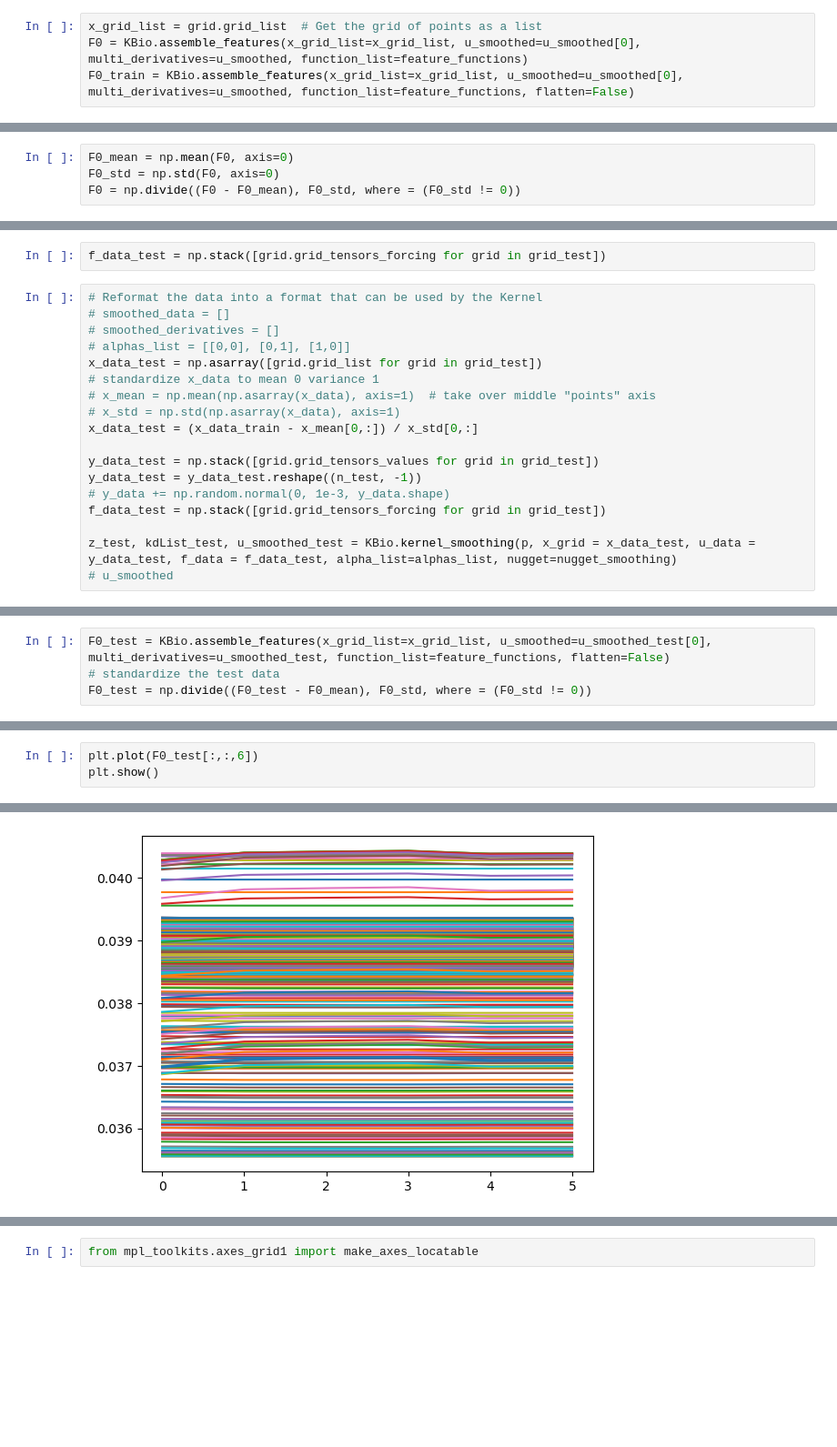
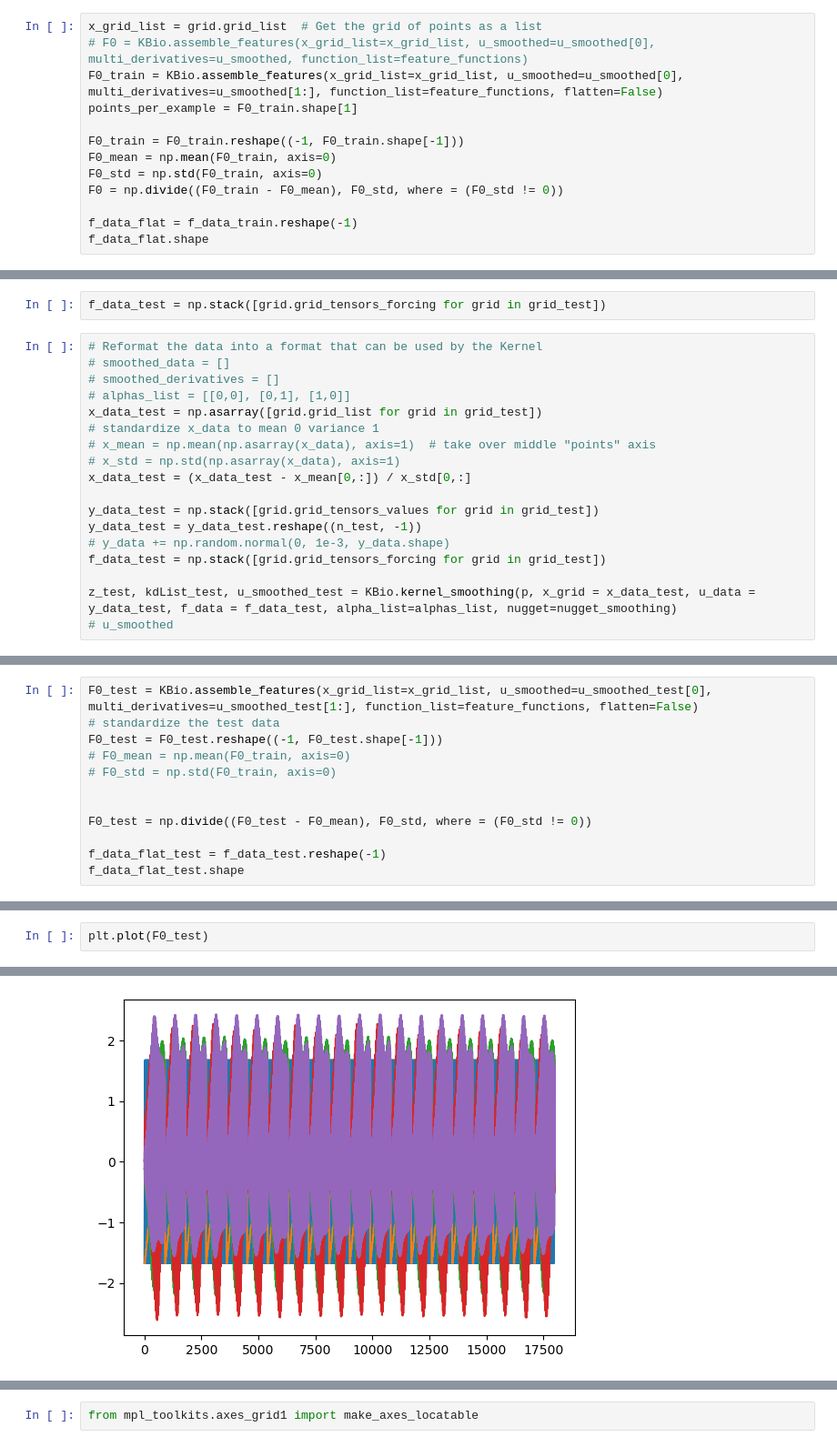
Before and after one commit to MKupperman/KernelPDEforBioProject, a Jupyter notebook: Notebooks/Demo_day2.ipynb, the cells around one changed output, grey strips where cells are left out. Shown at 91% size. Drawn from its saved outputs; the diff is of its cells as text; blank space fills up the shorter version.

Commit message:
Working PDE example

```diff
--- a/Notebooks/Demo_day2.ipynb
+++ b/Notebooks/Demo_day2.ipynb
@@ -311,5 +310,14 @@ def quadratic(index, x, u, u_deriv_list):
 # feature_functions.append(partial(quadratic, 2))
 # %%
 x_grid_list = grid.grid_list  # Get the grid of points as a list
-F0 = KBio.assemble_features(x_grid_list=x_grid_list, u_smoothed=u_smoothed[0], multi_derivatives=u_smoothed, function_list=feature_functions)
-F0_train = KBio.assemble_features(x_grid_list=x_grid_list, u_smoothed=u_smoothed[0], multi_derivatives=u_smoothed, function_list=feature_functions, flatten=False)
+# F0 = KBio.assemble_features(x_grid_list=x_grid_list, u_smoothed=u_smoothed[0], multi_derivatives=u_smoothed, function_list=feature_functions)
+F0_train = KBio.assemble_features(x_grid_list=x_grid_list, u_smoothed=u_smoothed[0], multi_derivatives=u_smoothed[1:], function_list=feature_functions, flatten=False)
+points_per_example = F0_train.shape[1]
+
+F0_train = F0_train.reshape((-1, F0_train.shape[-1]))
+F0_mean = np.mean(F0_train, axis=0)
+F0_std = np.std(F0_train, axis=0)
+F0 = np.divide((F0_train - F0_mean), F0_std, where = (F0_std != 0))
+
+f_data_flat = f_data_train.reshape(-1)
+f_data_flat.shape
@@ -322,4 +325,0 @@ f_data_flat = f_data_train.reshape(-1, 1)
-# %%
-F0_mean = np.mean(F0, axis=0)
-F0_std = np.std(F0, axis=0)
-F0 = np.divide((F0 - F0_mean), F0_std, where = (F0_std != 0))
@@ -369,7 +479,7 @@ x_data_test = np.asarray([grid.grid_list for grid in grid_test])
 # standardize x_data to mean 0 variance 1
 # x_mean = np.mean(np.asarray(x_data), axis=1)  # take over middle "points" axis
 # x_std = np.std(np.asarray(x_data), axis=1)
-x_data_test = (x_data_train - x_mean[0,:]) / x_std[0,:]
+x_data_test = (x_data_test - x_mean[0,:]) / x_std[0,:]
 
 y_data_test = np.stack([grid.grid_tensors_values for grid in grid_test])
 y_data_test = y_data_test.reshape((n_test, -1))
@@ -387,4 +493,12 @@ y_data_test.shape
 # %%
-F0_test = KBio.assemble_features(x_grid_list=x_grid_list, u_smoothed=u_smoothed_test[0], multi_derivatives=u_smoothed_test, function_list=feature_functions, flatten=False)
+F0_test = KBio.assemble_features(x_grid_list=x_grid_list, u_smoothed=u_smoothed_test[0], multi_derivatives=u_smoothed_test[1:], function_list=feature_functions, flatten=False)
 # standardize the test data
+F0_test = F0_test.reshape((-1, F0_test.shape[-1]))
+# F0_mean = np.mean(F0_train, axis=0)
+# F0_std = np.std(F0_train, axis=0)
+
+
 F0_test = np.divide((F0_test - F0_mean), F0_std, where = (F0_std != 0))
+
+f_data_flat_test = f_data_test.reshape(-1)
+f_data_flat_test.shape
@@ -397,4 +507,3 @@ res.shape
 # %%
-plt.plot(F0_test[:,:,6])
-plt.show()
+plt.plot(F0_test)
 # %% [output]
@@ -401 +515 @@ plt.show()
-[figure, old version]
+[figure, new version]
```
Also changed, not shown: parts of 58 cells of this notebook.
